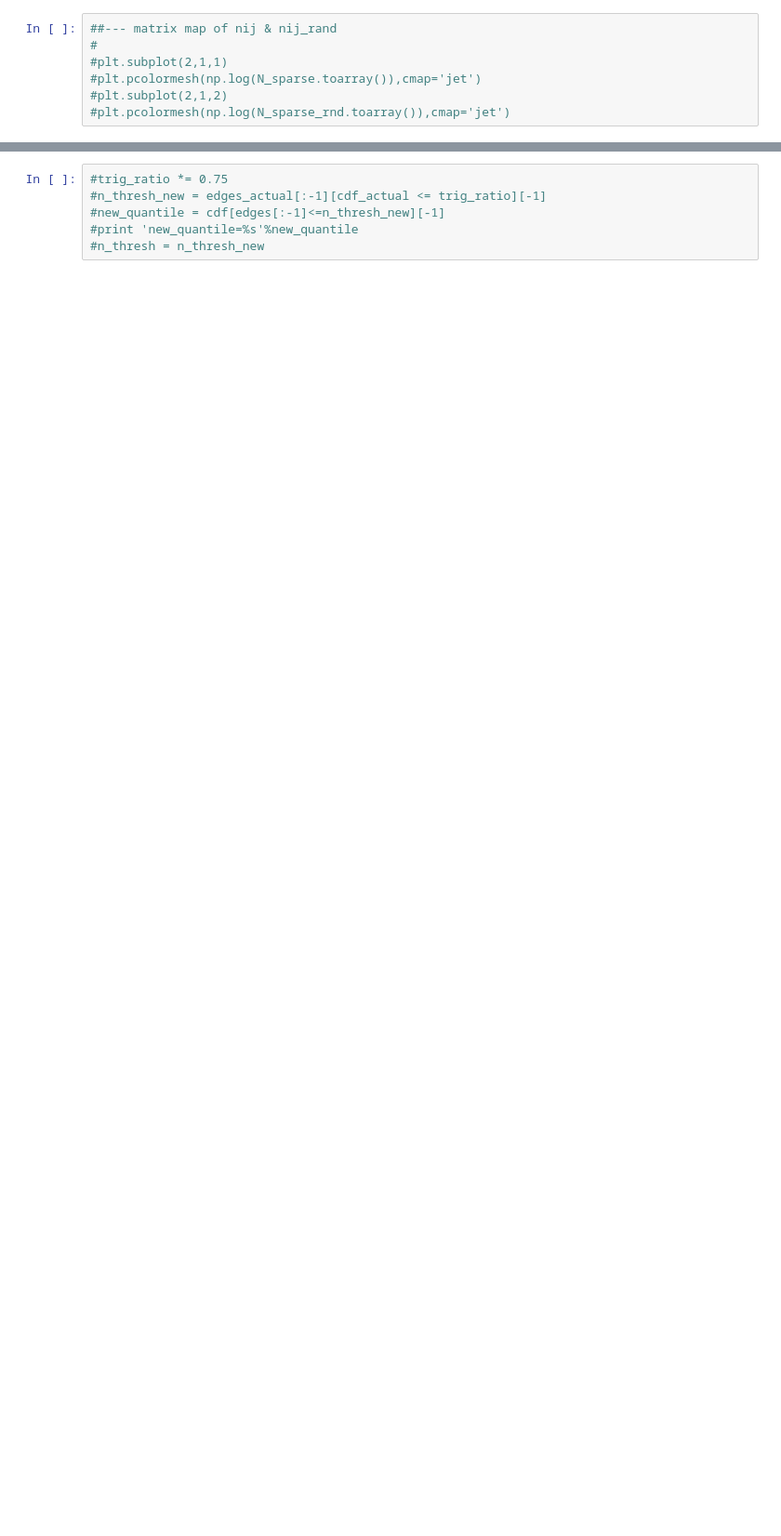
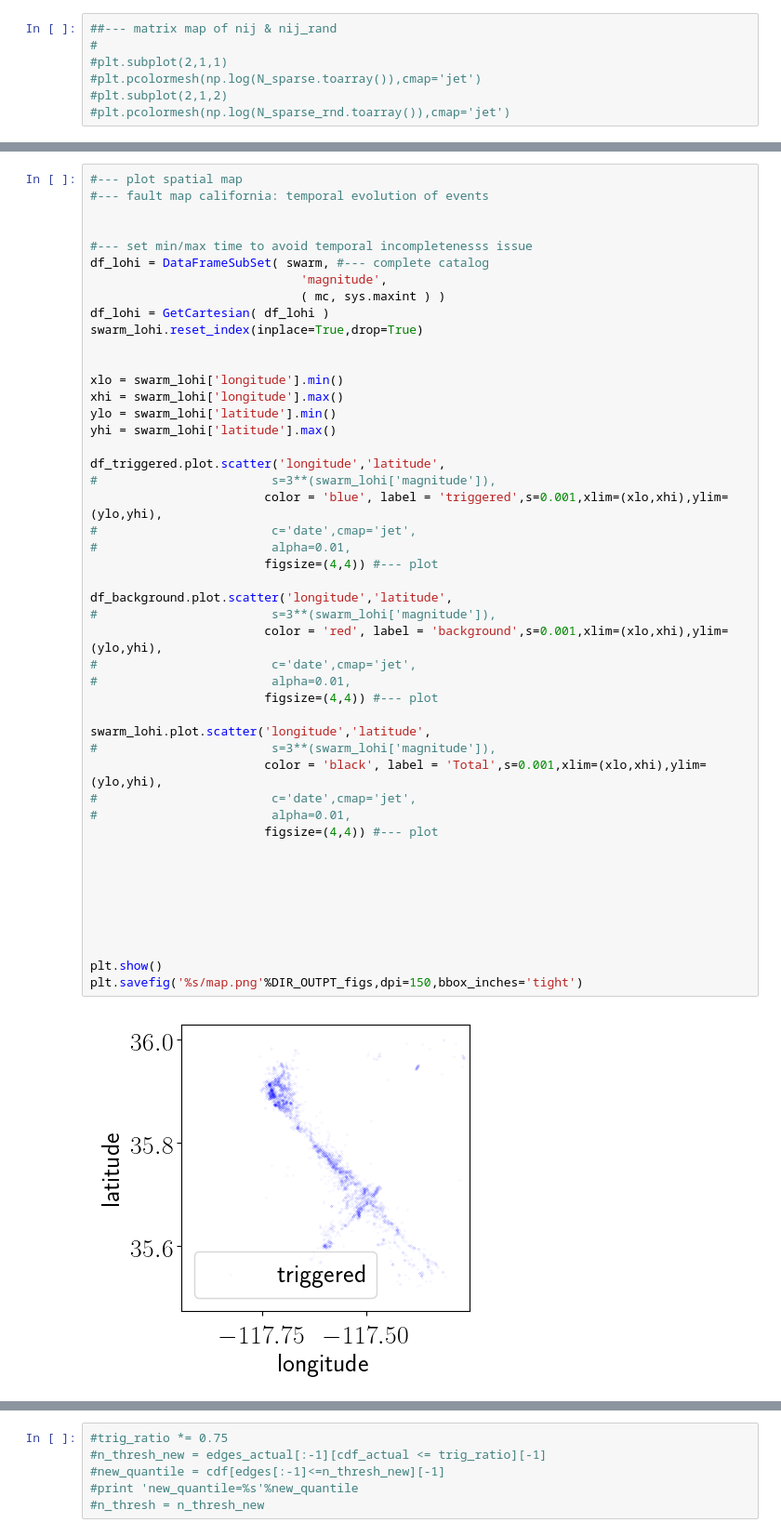
Before and after one commit to kkarimi62/Swarm, a Jupyter notebook: RidgeCrest2019_recovered.ipynb, the cells around one changed output, grey strips where cells are left out. Shown at 93% size. Drawn from its saved outputs; the diff is of its cells as text; blank space fills up the shorter version.

```diff
--- a/RidgeCrest2019_recovered.ipynb
+++ b/RidgeCrest2019_recovered.ipynb
@@ -1847,0 +1947,49 @@ len(swarm_lohi)
+# %%
+#--- plot spatial map
+#--- fault map california: temporal evolution of events
+
+
+#--- set min/max time to avoid temporal incompletenesss issue
+df_lohi = DataFrameSubSet( swarm, #--- complete catalog
+                             'magnitude',
+                             ( mc, sys.maxint ) )
+df_lohi = GetCartesian( df_lohi )
+swarm_lohi.reset_index(inplace=True,drop=True)
+
+
+xlo = swarm_lohi['longitude'].min()
+xhi = swarm_lohi['longitude'].max()
+ylo = swarm_lohi['latitude'].min()
+yhi = swarm_lohi['latitude'].max()
+
+df_triggered.plot.scatter('longitude','latitude',
+#                        s=3**(swarm_lohi['magnitude']),
+                        color = 'blue', label = 'triggered',s=0.001,xlim=(xlo,xhi),ylim=(ylo,yhi),
+#                        c='date',cmap='jet',
+#                        alpha=0.01,
+                        figsize=(4,4)) #--- plot
+
+df_background.plot.scatter('longitude','latitude',
+#                        s=3**(swarm_lohi['magnitude']),
+                        color = 'red', label = 'background',s=0.001,xlim=(xlo,xhi),ylim=(ylo,yhi),
+#                        c='date',cmap='jet',
+#                        alpha=0.01,
+                        figsize=(4,4)) #--- plot
+
+swarm_lohi.plot.scatter('longitude','latitude',
+#                        s=3**(swarm_lohi['magnitude']),
+                        color = 'black', label = 'Total',s=0.001,xlim=(xlo,xhi),ylim=(ylo,yhi),
+#                        c='date',cmap='jet',
+#                        alpha=0.01,
+                        figsize=(4,4)) #--- plot
+
+
+
+
+
+
+
+plt.show()
+plt.savefig('%s/map.png'%DIR_OUTPT_figs,dpi=150,bbox_inches='tight')
+# %% [output]
+[figure, added]
```
Also changed, not shown: parts of 16 cells of this notebook, 7 other files.
